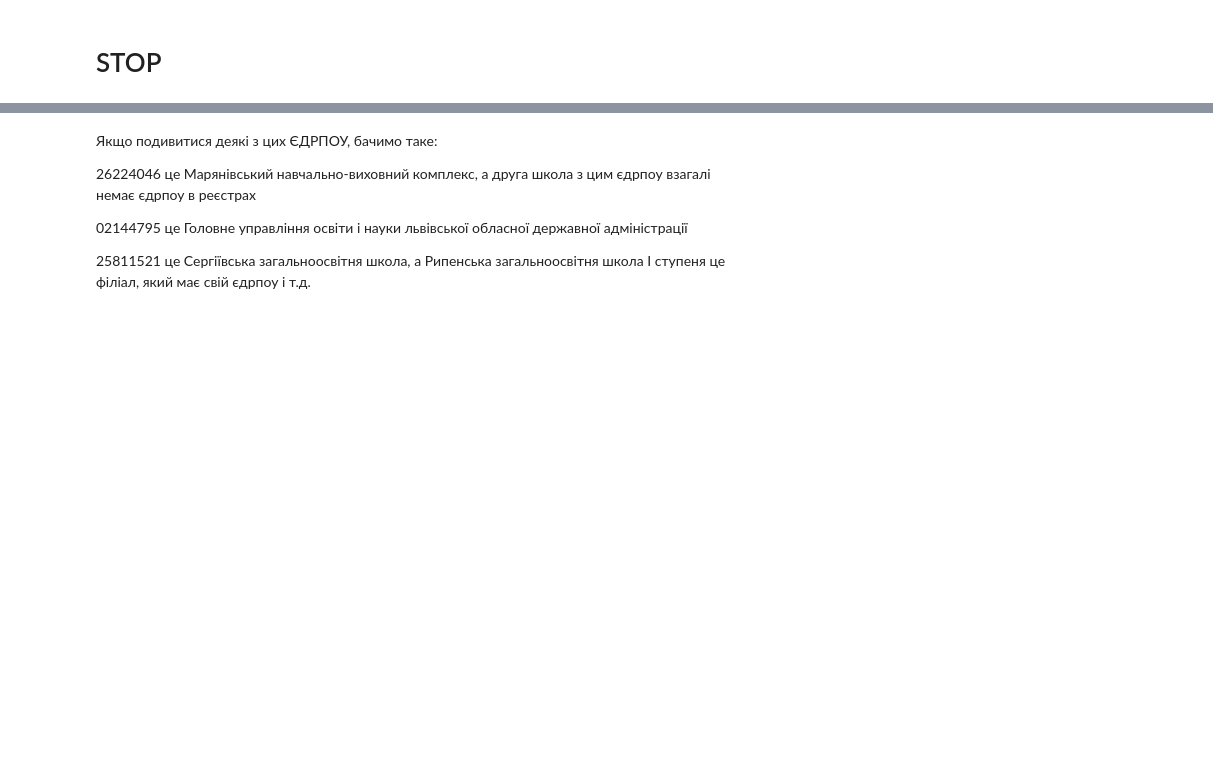
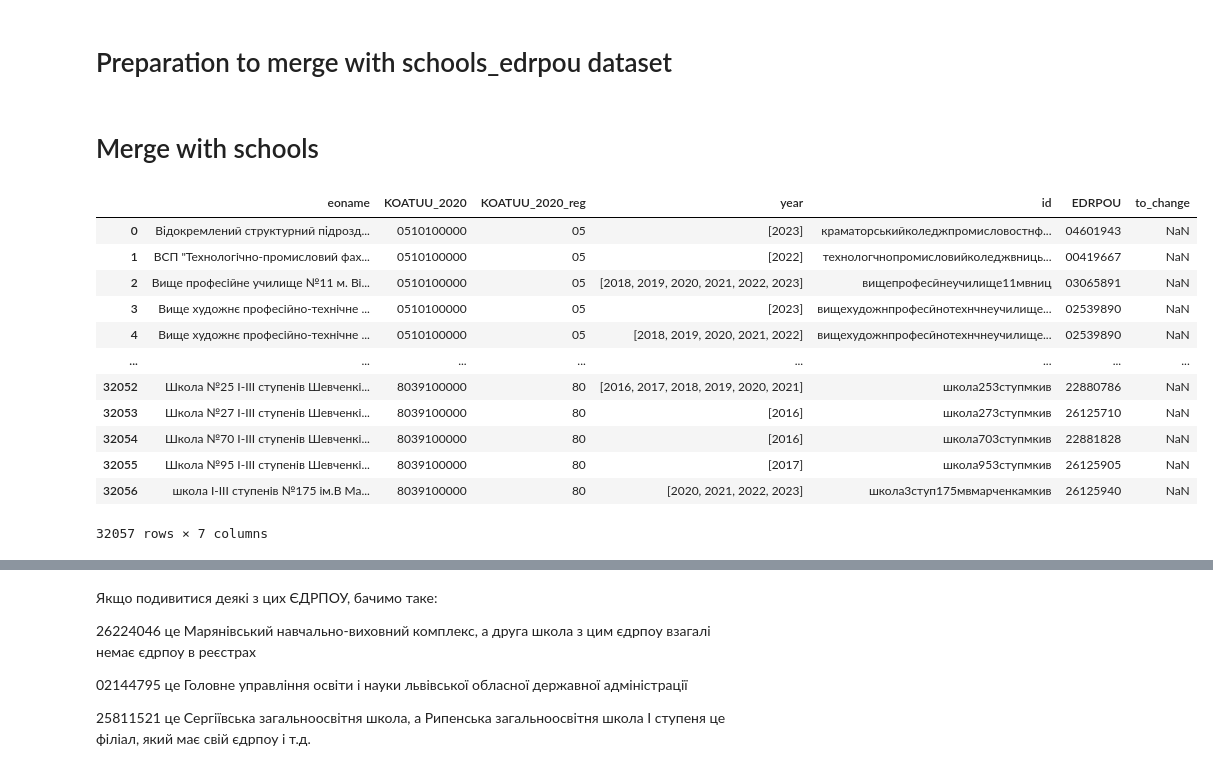
Before and after one commit to DataResponsibly/ZNO-Dataset, a Jupyter notebook: notebooks/tables_creation/Schools_stats_table.ipynb, the cells around one changed output, grey strips where cells are left out. Cells and saved outputs as stored; diff of their text form; code cells hidden in the pictures; blank space fills up the shorter version.

```diff
--- a/notebooks/tables_creation/Schools_stats_table.ipynb
+++ b/notebooks/tables_creation/Schools_stats_table.ipynb
@@ -120,2 +259,21 @@ school_finance[(school_finance.EDRPOU.str.strip().str.len() != 8) & (school_fina
 # %% [markdown]
-# STOP
+# Preparation to merge with schools_edrpou dataset
+# %% [markdown]
+# Merge with schools
+# %%
+schools_edrpou = pd.read_csv('./final_tables/schools_edrpou.csv', dtype=str)
+schools_edrpou
+# %% [output]
+|  | eoname | KOATUU_2020 | KOATUU_2020_reg | year | id | EDRPOU | to_change |
+| 0 | Вiдокремлений структурний пiдрозд... | 0510100000 | 05 | [2023] | краматорськийколеджпромисловостнф... | 04601943 | NaN |
+| 1 | ВСП "Технологічно-промисловий фах... | 0510100000 | 05 | [2022] | технологчнопромисловийколеджвниць... | 00419667 | NaN |
+| 2 | Вище професійне училище №11 м. Ві... | 0510100000 | 05 | [2018, 2019, 2020, 2021, 2022, 2023] | вищепрофесйнеучилище11мвниц | 03065891 | NaN |
+| 3 | Вище художнє професійно-технічне ... | 0510100000 | 05 | [2023] | вищехудожнпрофесйнотехнчнеучилище... | 02539890 | NaN |
+| 4 | Вище художнє професійно-технічне ... | 0510100000 | 05 | [2018, 2019, 2020, 2021, 2022] | вищехудожнпрофесйнотехнчнеучилище... | 02539890 | NaN |
+| ... | ... | ... | ... | ... | ... | ... | ... |
+| 32052 | Школа №25 І-ІІІ ступенів Шевченкі... | 8039100000 | 80 | [2016, 2017, 2018, 2019, 2020, 2021] | школа253ступмкив | 22880786 | NaN |
+| 32053 | Школа №27 І-ІІІ ступенів Шевченкі... | 8039100000 | 80 | [2016] | школа273ступмкив | 26125710 | NaN |
+| 32054 | Школа №70 І-ІІІ ступенів Шевченкі... | 8039100000 | 80 | [2016] | школа703ступмкив | 22881828 | NaN |
+| 32055 | Школа №95 І-ІІІ ступенів Шевченкі... | 8039100000 | 80 | [2017] | школа953ступмкив | 26125905 | NaN |
+| 32056 | школа І-ІІІ ступенів №175 ім.В Ма... | 8039100000 | 80 | [2020, 2021, 2022, 2023] | школа3ступ175мвмарченкамкив | 26125940 | NaN |
+32057 rows × 7 columns
```
Also changed, not shown: parts of 32 cells of this notebook.
